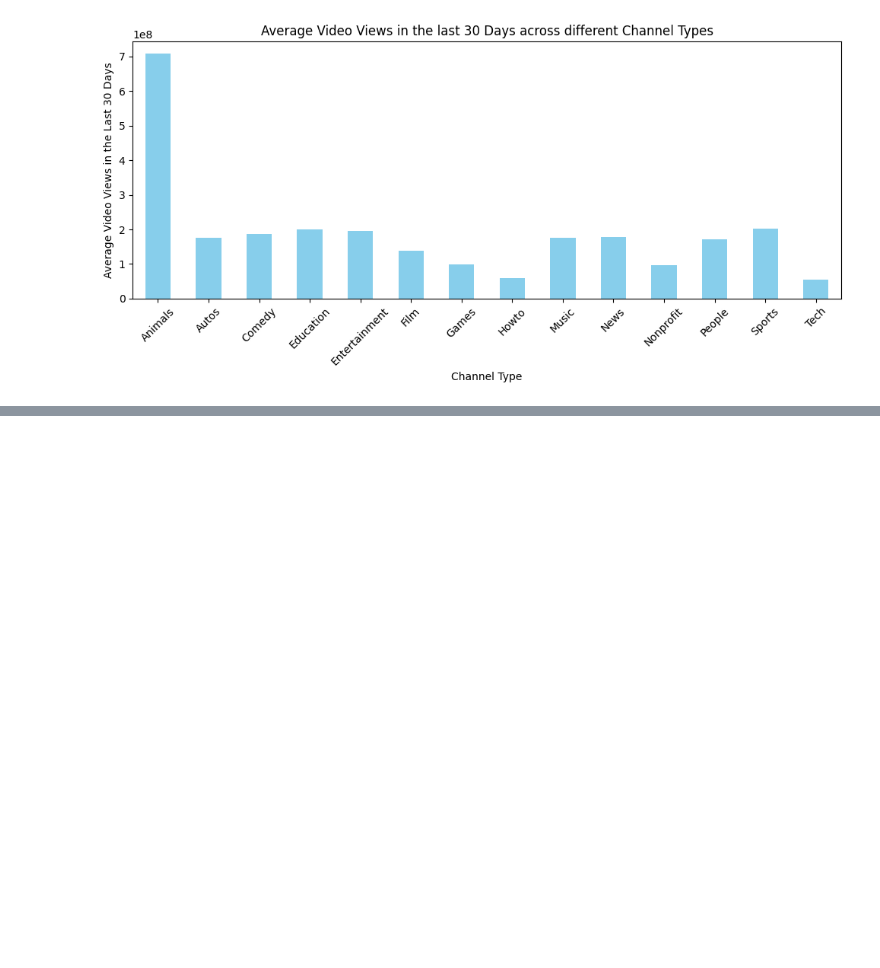
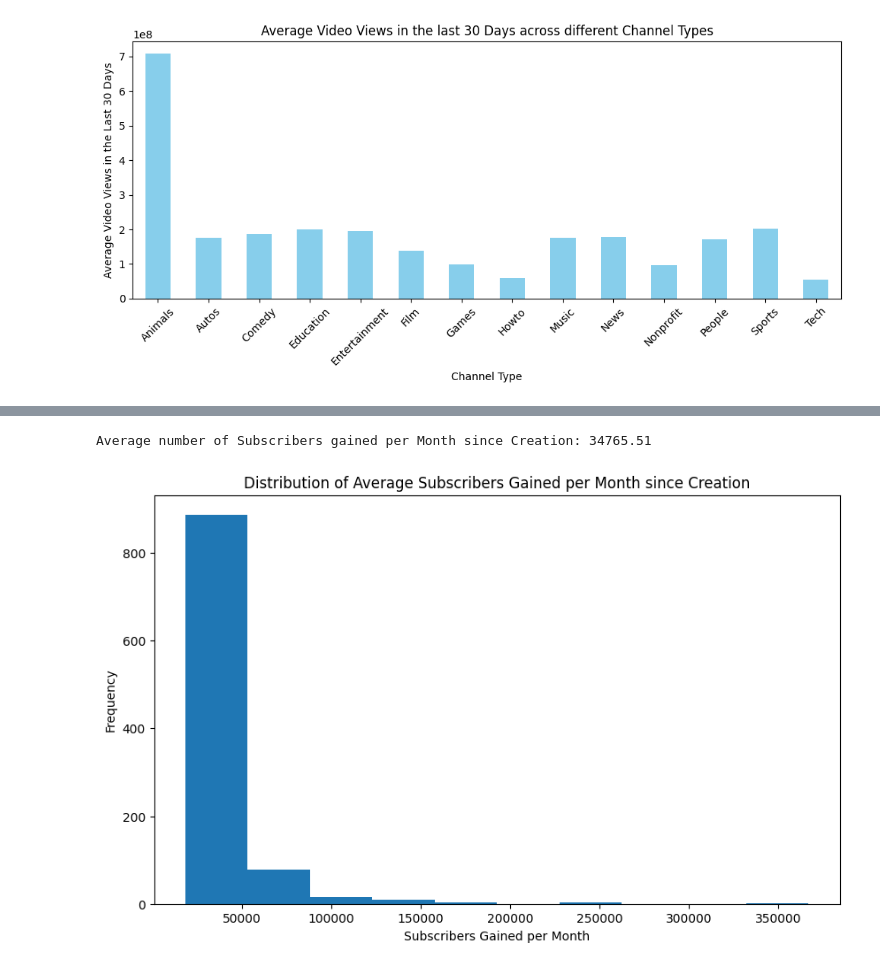
Before and after one commit to dheerajrajappikonda/EDA, a Jupyter notebook: EDA_Youtube.ipynb, the cells around one changed output, grey strips where cells are left out. Saved outputs shown, nothing was run; the diff lists cells and outputs as text; code cells hidden in the pictures; blank space fills up the shorter version.

```diff
--- a/EDA_Youtube.ipynb
+++ b/EDA_Youtube.ipynb
@@ -474,0 +500,15 @@ plt.show()
+# %%
+from datetime import datetime
+df["Months_since_Creation"] = ((datetime.now() - df["Created_Date"]).dt.days) / 30
+df["Avg_Subscribers_per_Month"] = df["Subscribers"] / df["Months_since_Creation"]
+Average_Monthly_Subscribers = df["Avg_Subscribers_per_Month"].mean()
+print(f"Average number of Subscribers gained per Month since Creation: {Average_Monthly_Subscribers:.2f}")
+plt.figure(figsize = (10, 6))
+df["Avg_Subscribers_per_Month"].plot(kind = "hist")
+plt.title("Distribution of Average Subscribers Gained per Month since Creation")
+plt.xlabel("Subscribers Gained per Month")
+plt.ylabel("Frequency")
+plt.show()
+# %% [output]
+Average number of Subscribers gained per Month since Creation: 34765.51
+[figure, added]
```
Also changed, not shown: parts of 3 cells of this notebook.
